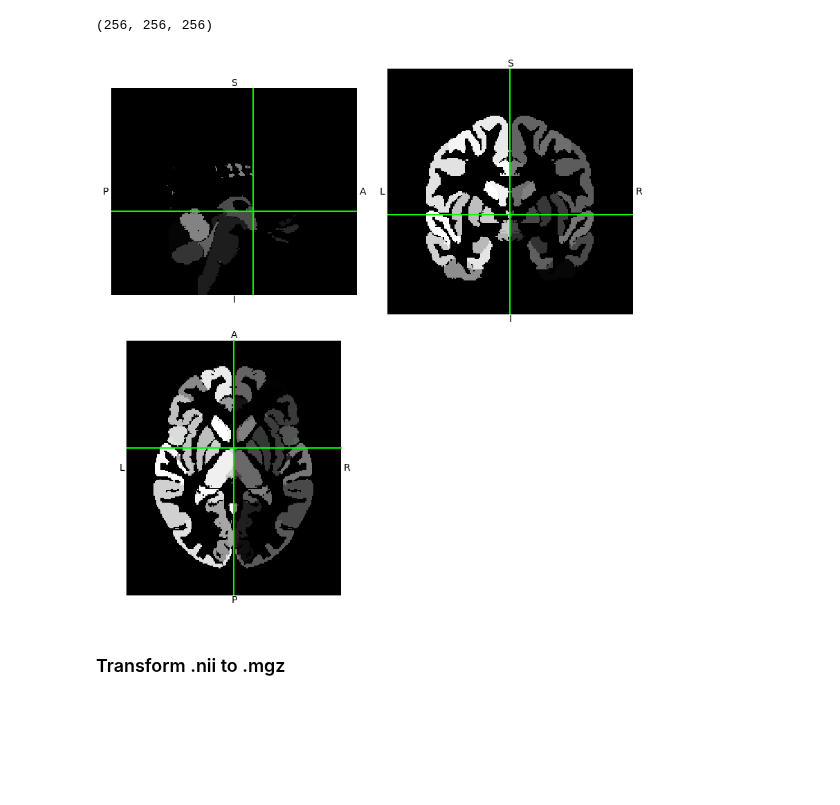
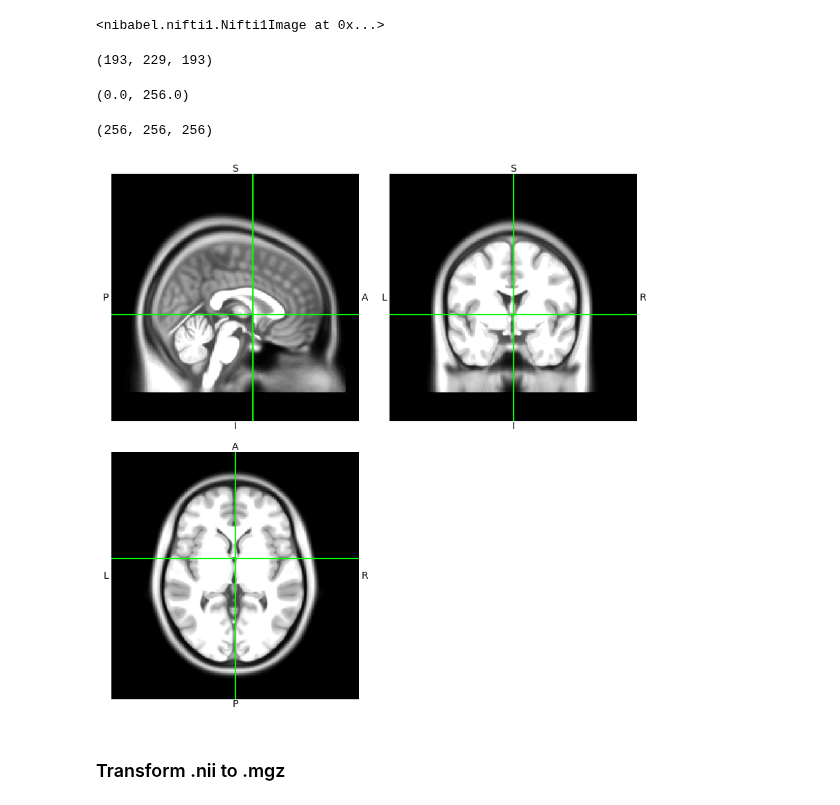
Before and after one commit to kdotdot/cerebra_atlas_python, a Jupyter notebook: 0.0-initial-transforms.ipynb, the cells around one changed output. Drawn from its saved outputs; the diff is of its cells as text; code cells hidden in the pictures; blank space fills up the shorter version.

```diff
--- a/0.0-initial-transforms.ipynb
+++ b/0.0-initial-transforms.ipynb
@@ -22,0 +49,8 @@ cerebra_img_data.shape
+# %%
+cerebra_img
+# %% [output]
+<nibabel.nifti1.Nifti1Image at 0x...>
+# %%
+cerebra_img_data.shape
+# %% [output]
+(193, 229, 193)
@@ -23,11 +65,44 @@ cerebra_img_data.shape
+# %%
+import matplotlib.pyplot as plt
+import random
+import matplotlib.colors
+ax = plt.figure().add_subplot(projection='3d')
+
+xs = []
+ys = []
+zs = []
+cs = []
+
+norm=plt.Normalize(0,102)
+cmap = get_cmap(102)
+
+for x in range(0,cerebra_img_data.shape[0],1):
+    for y in range(0,cerebra_img_data.shape[1],1):
+        for z in range(0,cerebra_img_data.shape[2],1):
+            if cerebra_img_data[x,y,z] == 11:
+                xs.append(x)
+                ys.append(y)
+                zs.append(z)
+                cs.append(cerebra_img_data[x,y,z])
+
+ax.scatter(xs,ys,zs,c=cs,cmap=cmap)
+ax.set_xlabel("X")
+ax.set_ylabel("Y")
+ax.set_zlabel("Z")
+
+ax.set_xlim([0,256])
+ax.set_ylim([0,256])
+ax.set_zlim([0,256])
+# %% [output]
+(0.0, 256.0)
 # %%
 t1_img = nib.load(f"{SUBJECT_DIR}/mri/T1.mgz")
 t1_data = t1_img.get_fdata()
-cerebra_img.orthoview()
+t1_img.orthoview()
 t1_img.shape
 # %% [output]
 (256, 256, 256)
-[figure, old version]
+[figure, new version]
 # %% [markdown]
 ### Transform .nii to .mgz
 # %%
```
Also changed, not shown: parts of 12 cells of this notebook, 3 other files.
